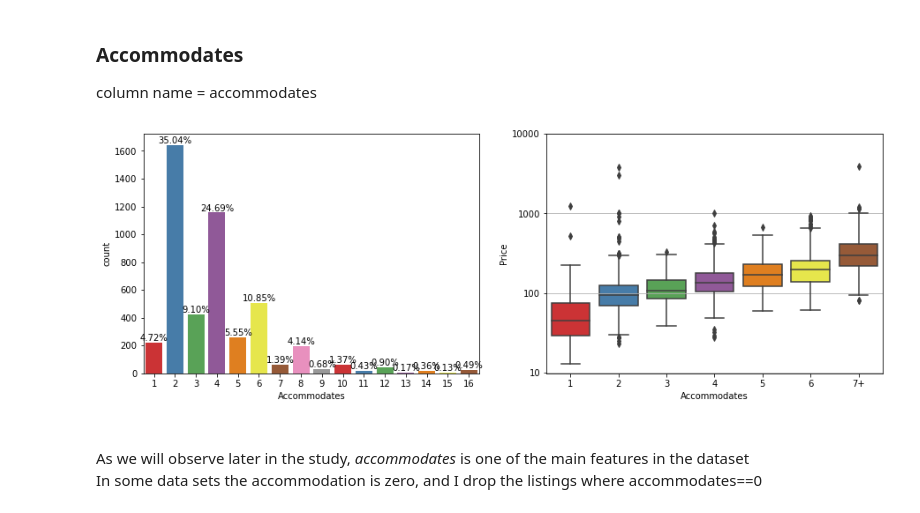
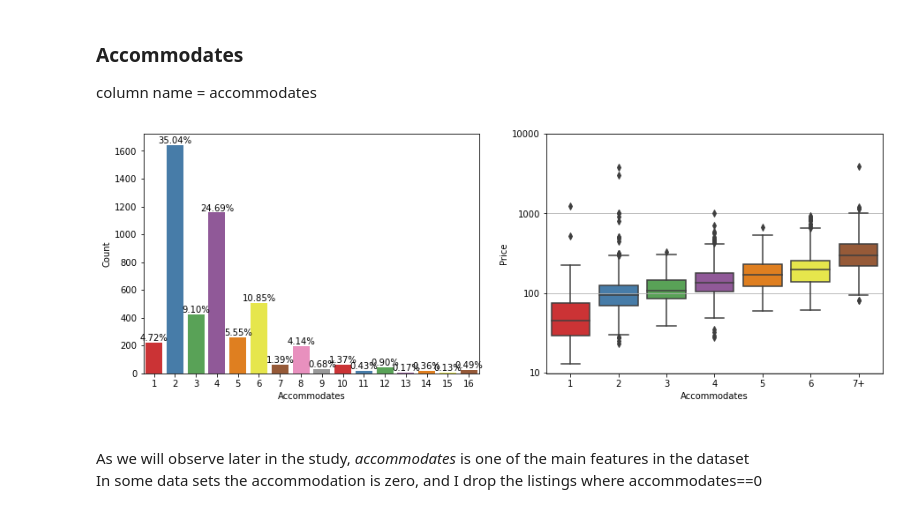
Before and after one commit to snejadi/Airbnb, a Jupyter notebook: Airbnb_analysis/Seattle.ipynb, the cells around one changed output. Drawn from its saved outputs; the diff is of its cells as text; code cells hidden in the pictures.

Commit message:
added a function for boxplot and count plots

```diff
--- a/Airbnb_analysis/Seattle.ipynb
+++ b/Airbnb_analysis/Seattle.ipynb
@@ -161,33 +202,10 @@ axes1.grid(axis='y')
 # %% [markdown]
 ### Accommodates
 column name = accommodates
-# %%
-fig, axes = plt.subplots(1, 2, figsize=(15, 5))
-
-# bar chart showing the total number of listings in each category
-axes0 = sns.countplot(data=df, x=df.accommodates, palette='Set1', ax=axes[0])
-# adding the percentage of listings in each category
-for p in axes0.patches:
-    x=p.get_bbox().get_points()[:,0]
-    y=p.get_bbox().get_points()[1,1]
-    axes0.annotate('{:.2f}%'.format(100.*y/len(df)), (x.mean(), y),
-            ha='center', va='bottom', rotation=0)
-axes0.set_xlabel('Accommodates')
-
-# box plot showing the distribution of price for each category (number of 'accommodates')
-# combining all accommodates=>7 into one category '7+'
-cutoff = 7
-axes1 = sns.boxplot(data=df, x=df['accommodates'].where(df['accommodates'] <= cutoff, cutoff), y=np.log10(df.price)
-                    , palette='Set1', ax=axes[1])
-axes1.set_xlabel('Accommodates')
-axes1.set_xticklabels(list(range(1,cutoff,1)) + [f'{cutoff}+'])
-axes1.set_ylabel('Price')
-# modifying y-axis tick labels to show Price on a log10 scale
-axes1.set_yticks(range(1,5));
-axes1.set_yticklabels([10,100,1000,10000]);
-axes1.grid(axis='y')
-# %% [output]
-[figure, removed]
+# %%
+count_box_plot(feature='accommodates', xlabel='Accommodates', cutoff=7)
+# %% [output]
+[figure, added]
 # %% [markdown]
 <br> As we will observe later in the study, <I>accommodates</I> is one of the main features in the dataset
 <br> In some data sets the accommodation is zero, and I drop the listings where accommodates==0
```
Also changed, not shown: parts of 16 cells of this notebook.
